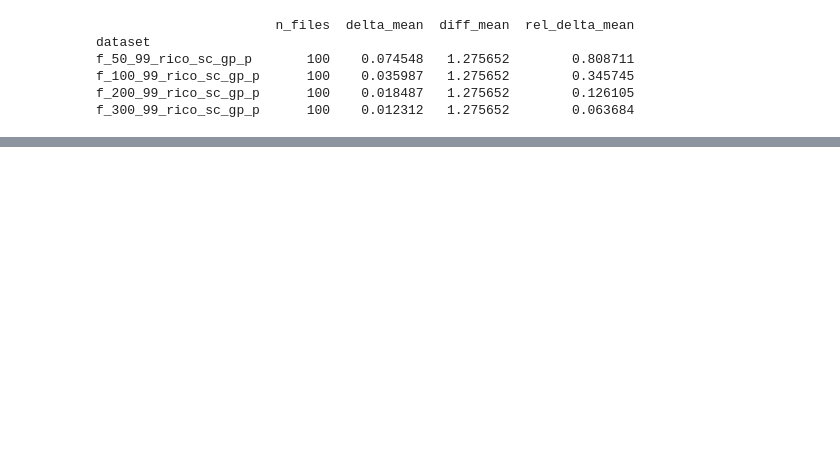
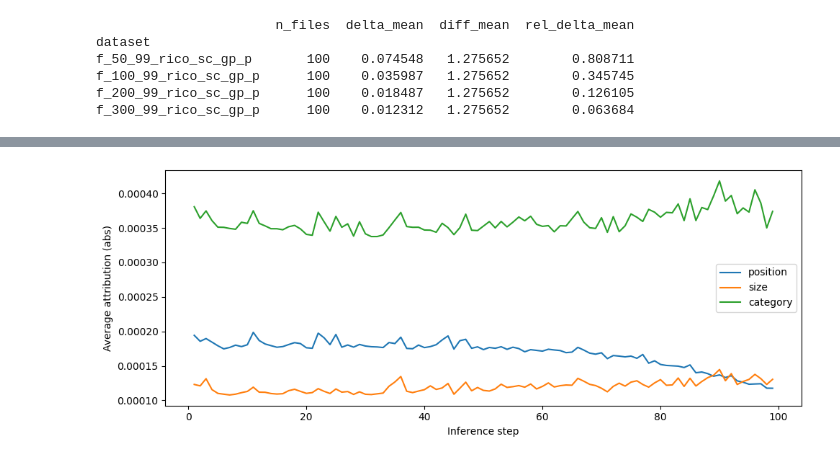
Before and after one commit to vaarga/layoutflow-xai, a Jupyter notebook: statistical_analysis.ipynb, the cells around one changed output, grey strips where cells are left out. Drawn from its saved outputs; the diff is of its cells as text; code cells hidden in the pictures; blank space fills up the shorter version.

```diff
--- a/statistical_analysis.ipynb
+++ b/statistical_analysis.ipynb
@@ -320,0 +416,4 @@ plot_avg_attr_dominance(f_100_99_pub_sc_gp_s, title="f_100_99_pub_sc_gp_s", remo
+# %%
+plot_avg_attr_dominance(d_100_99_rico_sc_gp_p, remove_target_element=True)
+# %% [output]
+[figure, added]
```
Also changed, not shown: parts of 20 cells of this notebook.
